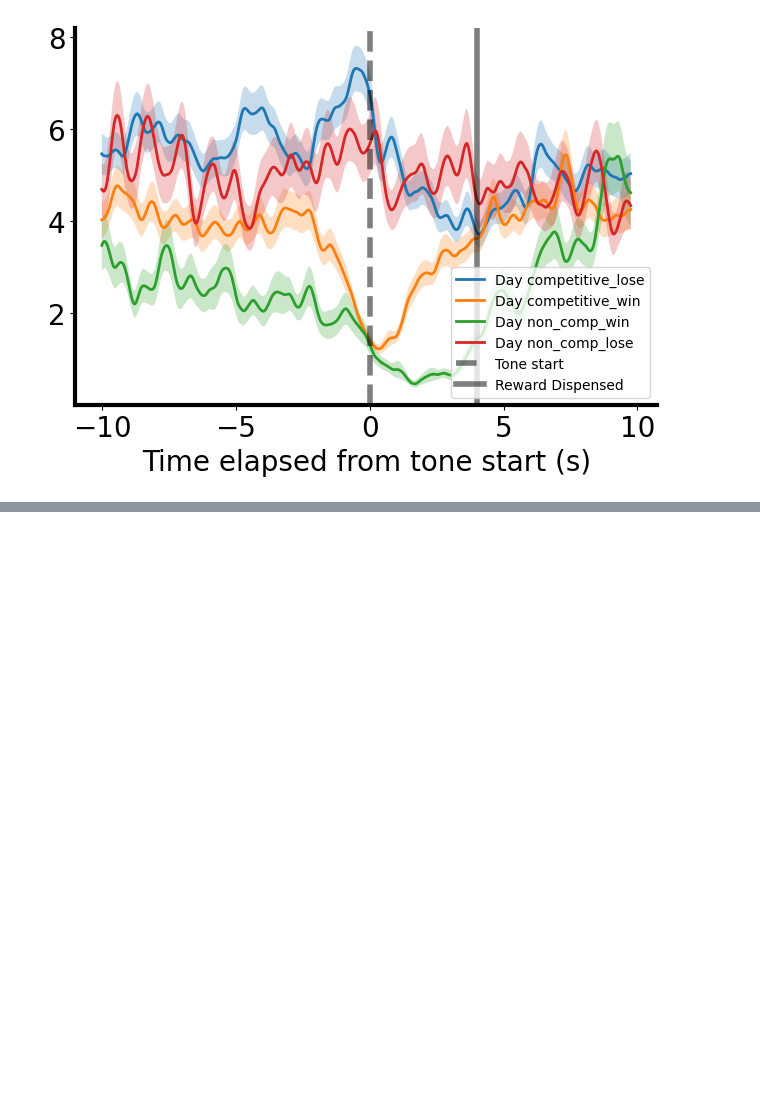
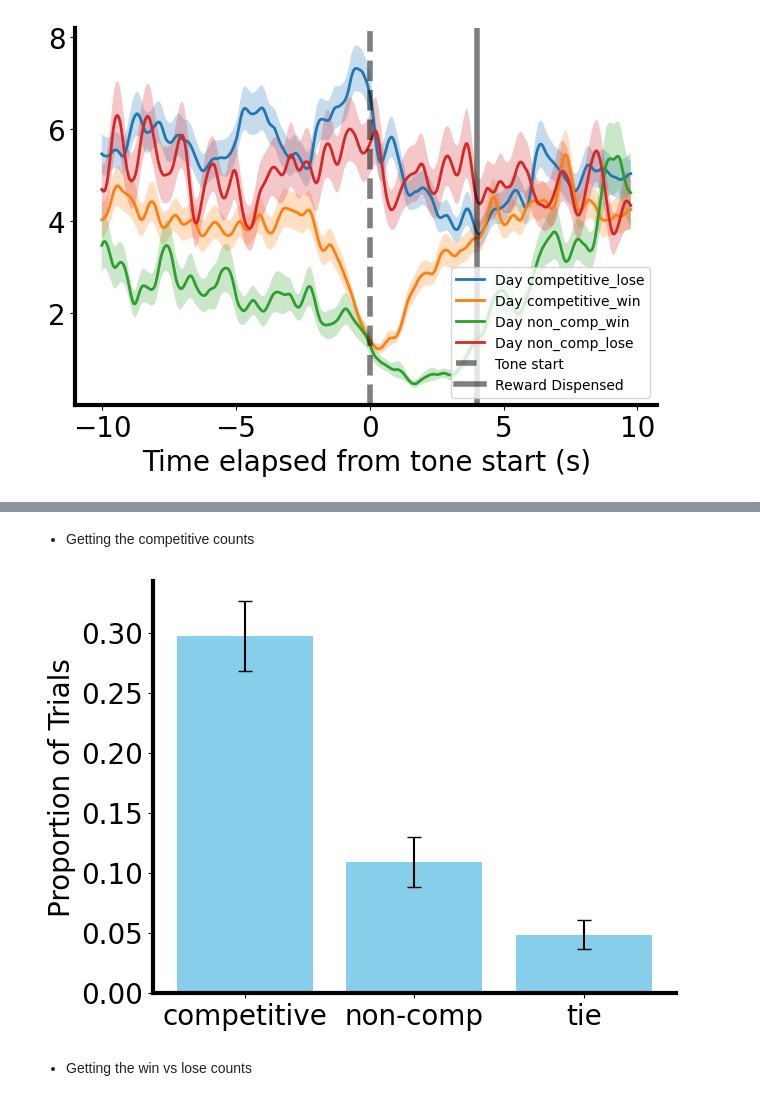
Before and after one commit to padillacoreanolab/reward_comp_ext, a Jupyter notebook: results/2024_09_02_behavioral_reward_comp/01_competitive_trials_analysis.ipynb, the cells around one changed output, grey strips where cells are left out. Cells and saved outputs as stored; diff of their text form; code cells hidden in the pictures; blank space fills up the shorter version.

Commit message:
nb: bar plots for trial proportions

```diff
--- a/results/2024_09_02_behavioral_reward_comp/01_competitive_trials_analysis.ipynb
+++ b/results/2024_09_02_behavioral_reward_comp/01_competitive_trials_analysis.ipynb
@@ -802,0 +890,2 @@ array([ 1.4840927e+00,  1.3229651e+00,  1.1786296e+00,  1.0461178e+00,
+# %% [markdown]
+- Getting the competitive counts
@@ -802,0 +900,40 @@ array([ 1.4840927e+00,  1.3229651e+00,  1.1786296e+00,  1.0461178e+00,
+# %%
+tie_columns = [col for col in counts_grouped_exploded_columns.columns if "tie" in col]
+# %%
+counts_grouped_exploded_columns['tie'] = counts_grouped_exploded_columns[tie_columns].sum(axis=1)
+# %%
+proportions_grouped_exploded_columns = counts_grouped_exploded_columns[["competitive", "non-comp", "tie"]]
+# %%
+proportions_grouped_exploded_columns = proportions_grouped_exploded_columns.div(counts_grouped_exploded_columns.sum(axis=1), axis=0)
+# %%
+fig, ax = plt.subplots()
+
+# Calculate means and SEM for each column
+means = proportions_grouped_exploded_columns.mean()
+sems = proportions_grouped_exploded_columns.sem()
+
+ax.bar(means.index, means.values, yerr=sems.values, capsize=5, color='skyblue')
+
+# Adding labels and title
+plt.ylabel('Proportion of Trials', size=20)
+
+# Hide top and right borders
+ax.spines['top'].set_visible(False)
+ax.spines['right'].set_visible(False)
+
+# Leave bottom and left spines
+ax.spines['bottom'].set_visible(True)
+ax.spines['left'].set_visible(True)
+ax.spines['bottom'].set_linewidth(3)
+ax.spines['left'].set_linewidth(3)
+
+ax.tick_params(axis='both', which='major', labelsize=20)
+ax.tick_params(axis='both', which='minor', labelsize=20)
+
+# Show the plot
+plt.tight_layout()
+plt.show()
+# %% [output]
+[figure, added]
+# %% [markdown]
+- Getting the win vs lose counts
```
Also changed, not shown: parts of 43 cells of this notebook.
